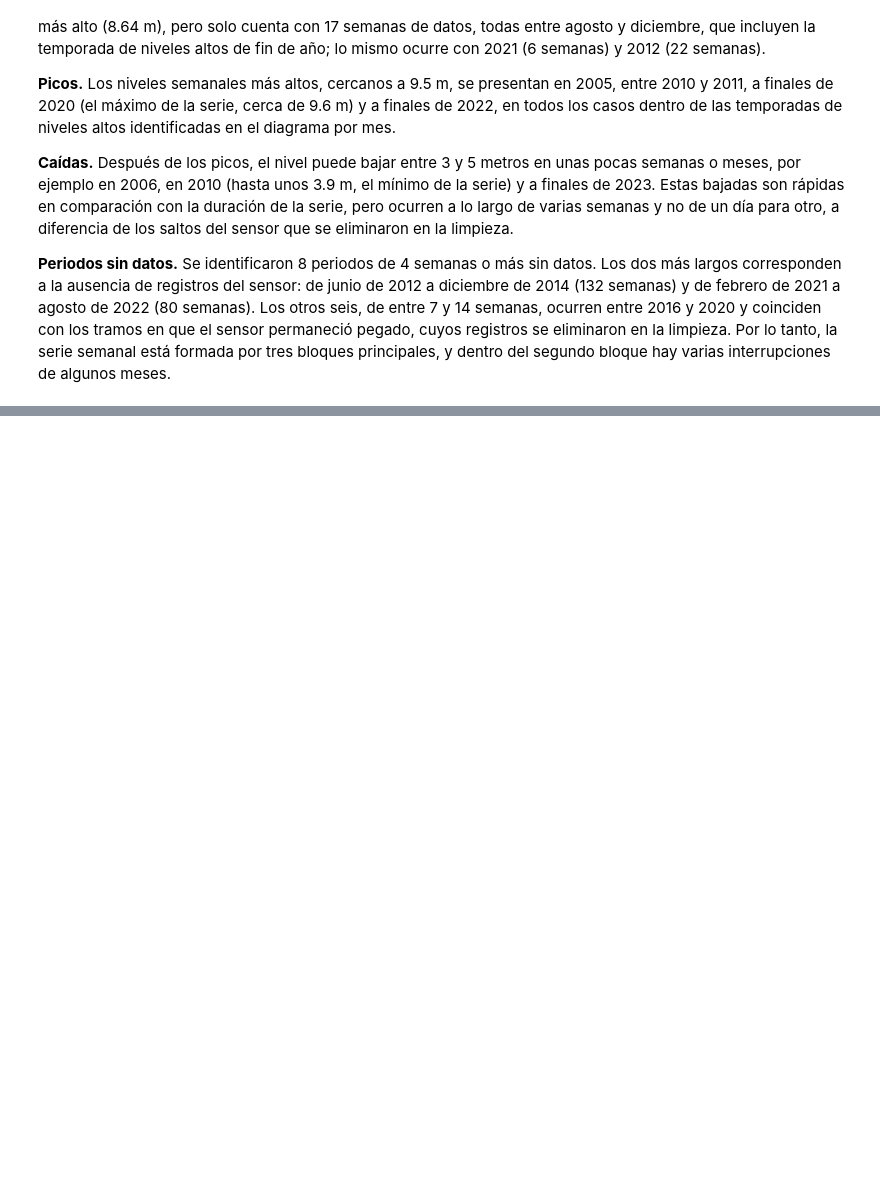
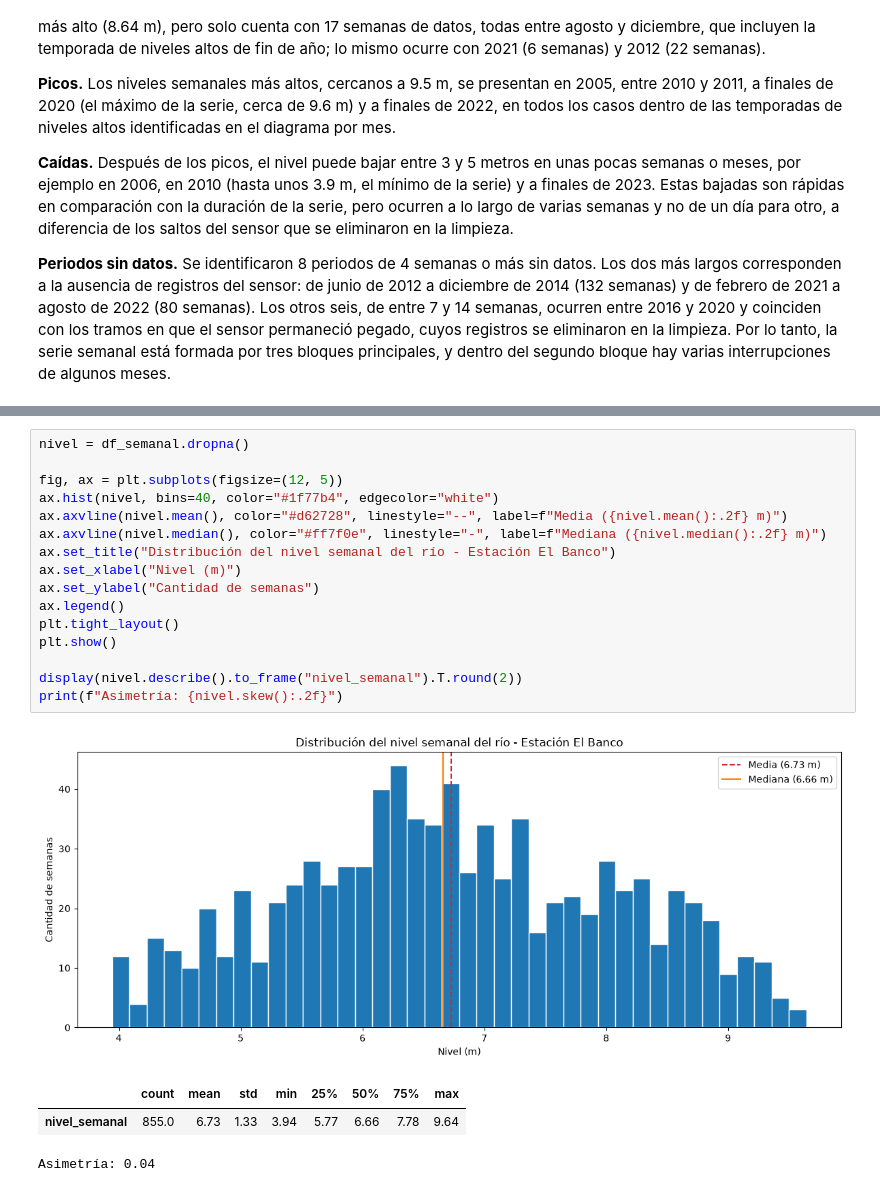
Before and after one commit to AlfonsoMSDL/Proyecto-Aprendizaje-Supervizado-IA, a Jupyter notebook: PromedioNivelMax.ipynb, the cells around one changed output, grey strips where cells are left out. Saved outputs shown, nothing was run; the diff lists cells and outputs as text; blank space fills up the shorter version.

```diff
--- a/PromedioNivelMax.ipynb
+++ b/PromedioNivelMax.ipynb
@@ -988,0 +1037,21 @@ El promedio anual debe interpretarse con cuidado en los años incompletos. Por e
+# %%
+nivel = df_semanal.dropna()
+
+fig, ax = plt.subplots(figsize=(12, 5))
+ax.hist(nivel, bins=40, color="#1f77b4", edgecolor="white")
+ax.axvline(nivel.mean(), color="#d62728", linestyle="--", label=f"Media ({nivel.mean():.2f} m)")
+ax.axvline(nivel.median(), color="#ff7f0e", linestyle="-", label=f"Mediana ({nivel.median():.2f} m)")
+ax.set_title("Distribución del nivel semanal del río - Estación El Banco")
+ax.set_xlabel("Nivel (m)")
+ax.set_ylabel("Cantidad de semanas")
+ax.legend()
+plt.tight_layout()
+plt.show()
+
+display(nivel.describe().to_frame("nivel_semanal").T.round(2))
+print(f"Asimetría: {nivel.skew():.2f}")
+# %% [output]
+[figure, added]
+|  | count | mean | std | min | 25% | 50% | 75% | max |
+| nivel_semanal | 855.0 | 6.73 | 1.33 | 3.94 | 5.77 | 6.66 | 7.78 | 9.64 |
+Asimetría: 0.04
```
Also changed, not shown: parts of 35 cells of this notebook.
